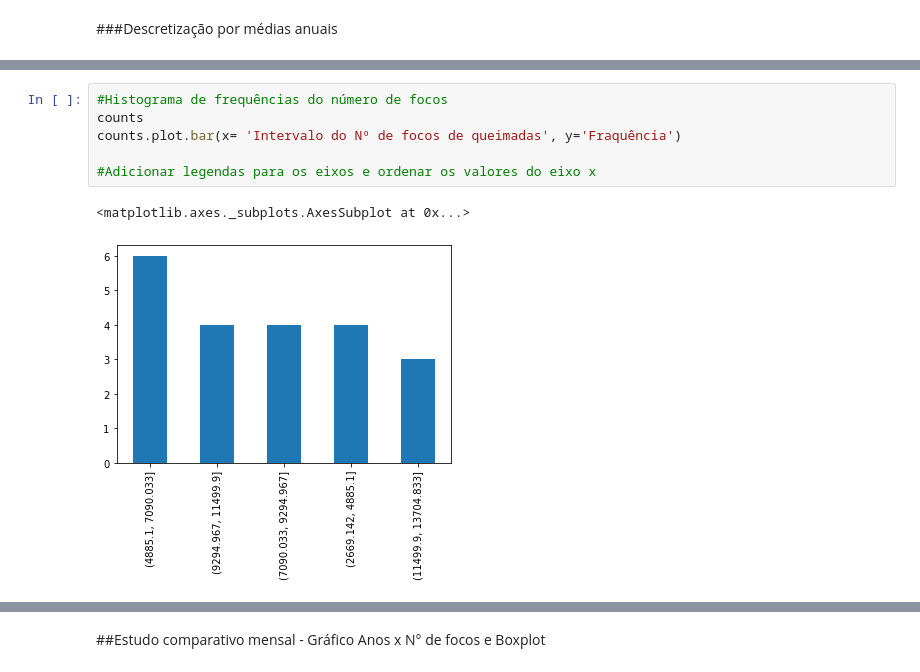
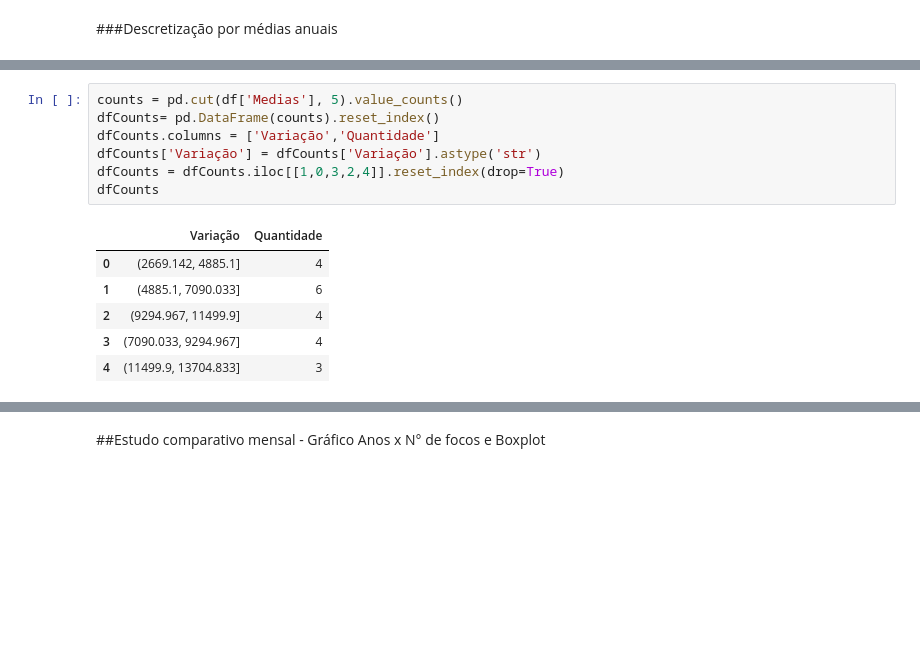
Before and after one commit to wanderson-r-marques/analise-dos-dados-de-queimadas, a Jupyter notebook: Analise_Norte.ipynb, the cells around one changed output, grey strips where cells are left out. Saved outputs shown, nothing was run; the diff lists cells and outputs as text; blank space fills up the shorter version.

```diff
--- a/Analise_Norte.ipynb
+++ b/Analise_Norte.ipynb
@@ -277,9 +269,14 @@ Name: Medias, dtype: int64
-# %%
-#Histograma de frequências do número de focos
-counts
-counts.plot.bar(x= 'Intervalo do Nº de focos de queimadas', y='Fraquência')
-
-#Adicionar legendas para os eixos e ordenar os valores do eixo x
-# %% [output]
-<matplotlib.axes._subplots.AxesSubplot at 0x...>
-[figure, removed]
+# %%
+counts = pd.cut(df['Medias'], 5).value_counts()
+dfCounts= pd.DataFrame(counts).reset_index()
+dfCounts.columns = ['Variação','Quantidade']
+dfCounts['Variação'] = dfCounts['Variação'].astype('str')
+dfCounts = dfCounts.iloc[[1,0,3,2,4]].reset_index(drop=True)
+dfCounts
+# %% [output]
+|  | Variação | Quantidade |
+| 0 | (2669.142, 4885.1] | 4 |
+| 1 | (4885.1, 7090.033] | 6 |
+| 2 | (9294.967, 11499.9] | 4 |
+| 3 | (7090.033, 9294.967] | 4 |
+| 4 | (11499.9, 13704.833] | 3 |
```
Also changed, not shown: parts of 19 cells of this notebook.
